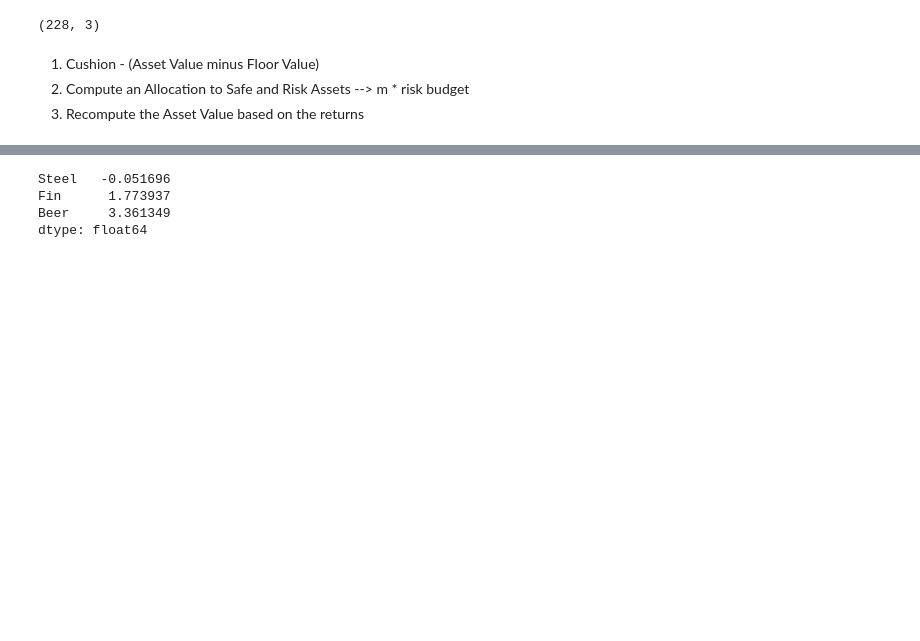
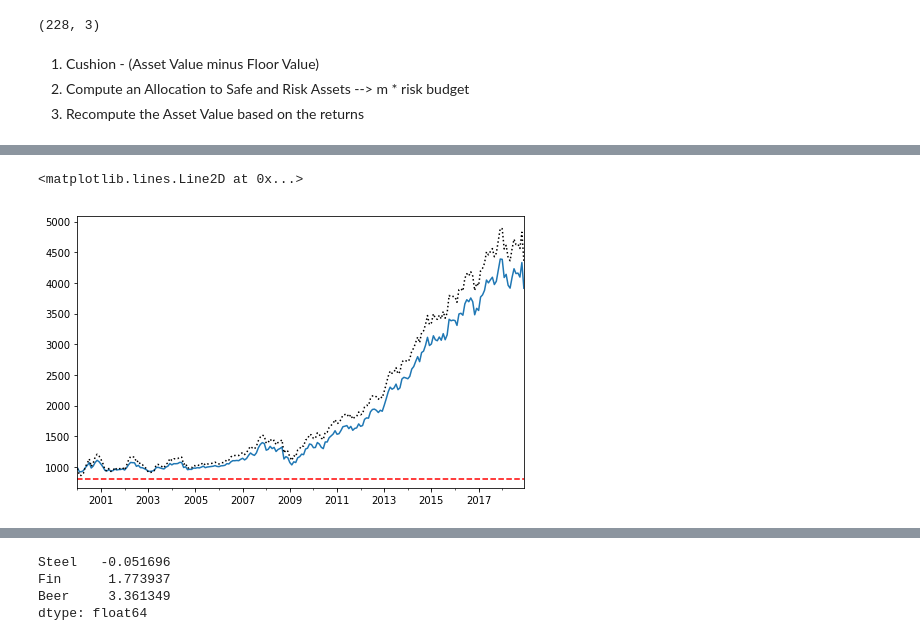
Before and after one commit to allaccountstaken/risk_toolkit, a Jupyter notebook: cppi.ipynb, the cells around one changed output, grey strips where cells are left out. Cells and saved outputs as stored; diff of their text form; code cells hidden in the pictures; blank space fills up the shorter version.

```diff
--- a/cppi.ipynb
+++ b/cppi.ipynb
@@ -48,3 +48,30 @@ floor = 0.8
 1. Cushion - (Asset Value minus Floor Value)
 2. Compute an Allocation to Safe and Risk Assets --> m * risk budget
 3. Recompute the Asset Value based on the returns
+# %%
+dates = risky_r.index
+n_steps = len(dates)
+account_value = start
+floor_value = start * floor
+m = 3
+
+account_history = pd.DataFrame().reindex_like(risky_r)
+cushion_history = pd.DataFrame().reindex_like(risky_r)
+risky_w_history = pd.DataFrame().reindex_like(risky_r)
+
+for step in range(n_steps):
+    cushion = (account_value - floor_value) / account_value
+    risky_w = m * cushion
+    risky_w = np.minimum(risky_w, 1)
+    risky_w = np.maximum(risky_w, 0)
+    safe_w = 1 - risky_w
+    risky_alloc = account_value * risky_w
+    safe_alloc = account_value * safe_w
+
+    # update the account value for this time step
+    account_value = risky_alloc *(1 + risky_r.iloc[step]) + safe_alloc * (1 + safe_r.iloc[step])
+
+    # save values to look at the history
+    cushion_history.iloc[step] = cushion
+    risky_w_history.iloc[step] = risky_w
+    account_history.iloc[step] = account_value
@@ -50,0 +97,7 @@ floor = 0.8
+# %%
+ax = account_history['Beer'].plot(figsize=(8,5))
+risky_wealth['Beer'].plot(ax=ax, style='k:')
+ax.axhline(y=floor_value, color='r', linestyle='--')
+# %% [output]
+<matplotlib.lines.Line2D at 0x...>
+[figure, added]
```
Also changed, not shown: parts of 11 cells of this notebook, 1 other file.
